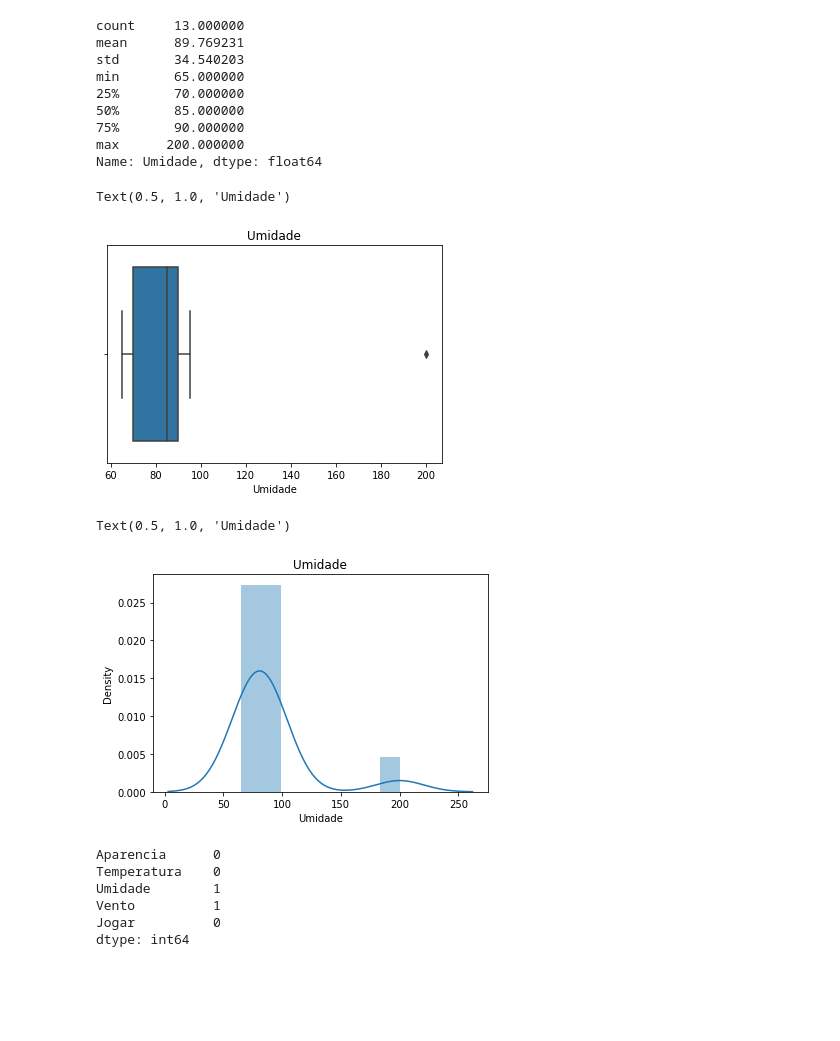
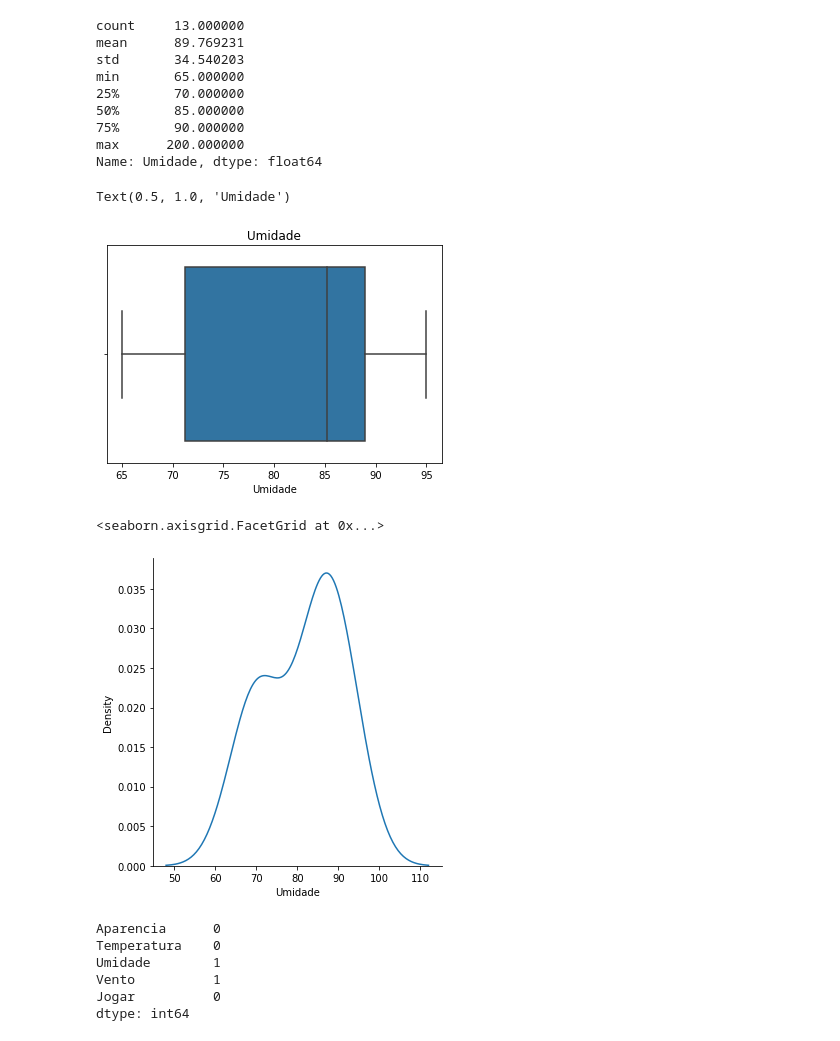
Before and after one commit to edumoliveira95/Data-Science, a Jupyter notebook: Tratamento de Dados 2.ipynb, the cells around one changed output. Drawn from its saved outputs; the diff is of its cells as text; code cells hidden in the pictures; blank space fills up the shorter version.

```diff
--- a/Tratamento de Dados 2.ipynb
+++ b/Tratamento de Dados 2.ipynb
@@ -97,15 +97,15 @@ min       65.000000
 max      200.000000
 Name: Umidade, dtype: float64
 # %%
-srn.boxplot(dataset['Umidade']).set_title('Umidade')
+srn.boxplot(data=dataset, x='Umidade').set_title('Umidade')
 # %% [output]
 Text(0.5, 1.0, 'Umidade')
-[figure, old version]
+[figure, new version]
 # %%
-srn.distplot(dataset['Umidade']).set_title('Umidade')
+srn.displot(data=dataset,x='Umidade', kind='kde')
 # %% [output]
-Text(0.5, 1.0, 'Umidade')
+<seaborn.axisgrid.FacetGrid at 0x...>
-[figure, old version]
+[figure, new version]
 # %%
 #contamos valores NAN
 dataset.isnull().sum()
```
Also changed, not shown: parts of 2 cells of this notebook.
